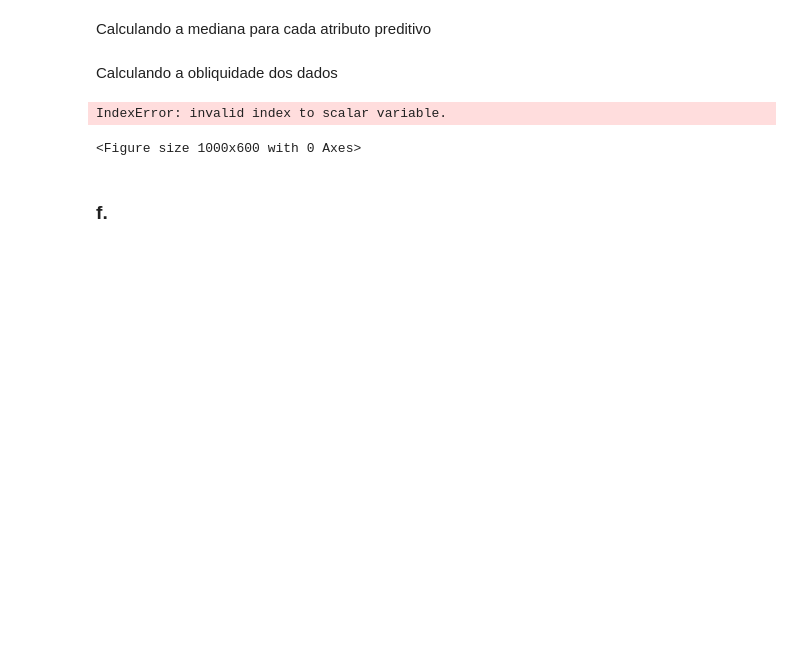
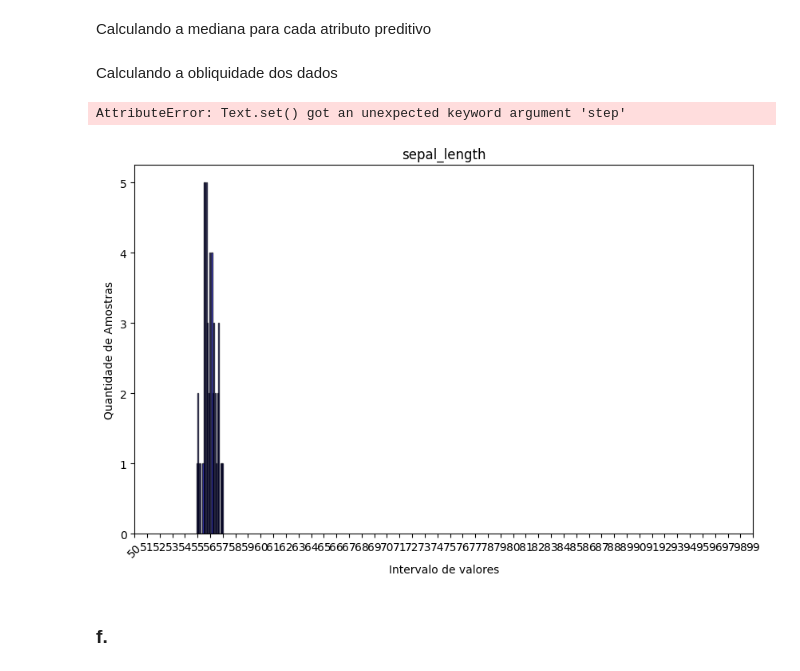
Before and after one commit to Guilherme-Prazeres/AVA1-ENGG67, a Jupyter notebook: IAM_AVA01_Guilherme_Prazeres_Joaquim.ipynb, the cells around one changed output. Cells and saved outputs as stored; diff of their text form; code cells hidden in the pictures; blank space fills up the shorter version.

```diff
--- a/IAM_AVA01_Guilherme_Prazeres_Joaquim.ipynb
+++ b/IAM_AVA01_Guilherme_Prazeres_Joaquim.ipynb
@@ -126,40 +126,55 @@ print(median_by_species)
 # %% [markdown]
 Calculando a obliquidade dos dados
 # %%
-# Definindo as colunas numéricas para plotar o histograma
-numeric_columns = [col for col in iris.columns if iris[col].dtype != 'object']
+Versicolor = iris[iris['species'] == 'versicolor']
+Setosa = iris[iris['species'] == 'setosa']
+Virginica = iris[iris['species'] == 'virginica']
+
+def skewness(db):
+    # Definindo as colunas numéricas para plotar o histograma
+    numeric_columns = [col for col in db.columns if db[col].dtype != 'object']
 
 
-# Plotando gráfico de colunas para cada coluna numérica
-for column in numeric_columns:
-    plt.figure(figsize=(10, 6))
+    # Plotando gráfico de colunas para cada coluna numérica
+    for column in numeric_columns:
+        plt.figure(figsize=(10, 6))
 
-    # Definindo o número de bins e os limites do histograma
-    num_bins = 30
-    min_value = iris[column].min()
-    max_value = iris[column].max()
-    bin_width = (max_value - min_value) / num_bins
+        # Definindo o número de bins e os limites do histograma
+        num_bins = 30
+        min_value = db[column].min()
+        max_value = db[column].max()
+        bin_width = (max_value - min_value) / num_bins
 
-    # Calculando os limites dos bins
-    bins = [min_value + i * bin_width for i in range(num_bins+1)]
+        # Calculando os limites dos bins
+        bins = [min_value + i * bin_width for i in range(num_bins+1)]
 
-    # Calculando a obliquidade
-    skewness = ((iris[column] - iris[column].mean()) / iris[column].std()).pow(3).mean()
+        # Calculando a obliquidade
+        skewness_cal = ((db[column] - db[column].mean()) / db[column].std()).pow(3).mean()
+        if skewness_cal > 0:
+            skewness = 'A distribuição concentra-se mais do lado esquerdo'
+        elif skewness_cal < 0:
+            skewness = 'A distribuição se concentra mais ao lado direito'
+        else:
+            skewness = 'A distribuição é simetrica'
+        # Plotando o histograma
+        plt.hist(db[column], bins=bins, color='blue', alpha=0.7, edgecolor='black', density=False)
 
-    # Plotando o histograma
-    plt.hist(skewness, bins=bins, color='blue', alpha=0.7, edgecolor='black', density=False)
+        # Configurando o título e os rótulos dos eixos
+        plt.title(f'{column}')
+        plt.xlabel('Intervalo de valores')
+        plt.ylabel('Quantidade de Amostras')
+        plt.xticks()
+        # Exibindo o gráfico
+        plt.grid(True, axis='y', linestyle='--', alpha=0.7)
+        plt.show()
 
-    # Configurando o título e os rótulos dos eixos
-    plt.title(f'{column}')
-    plt.xlabel('Intervalo de valores')
-    plt.ylabel('Quantidade de Amostras')
+        print(f'{skewness}')
 
-    # Exibindo o gráfico
-    plt.grid(True, axis='y', linestyle='--', alpha=0.7)
-    plt.show()
+
+skewness(Versicolor)
 # %% [output]
-IndexError: invalid index to scalar variable.
+AttributeError: Text.set() got an unexpected keyword argument 'step'
-<Figure size 1000x600 with 0 Axes>
+[figure, added]
 # %% [markdown]
 ### f.
 # %%
```
Also changed, not shown: parts of 1 cell of this notebook.
